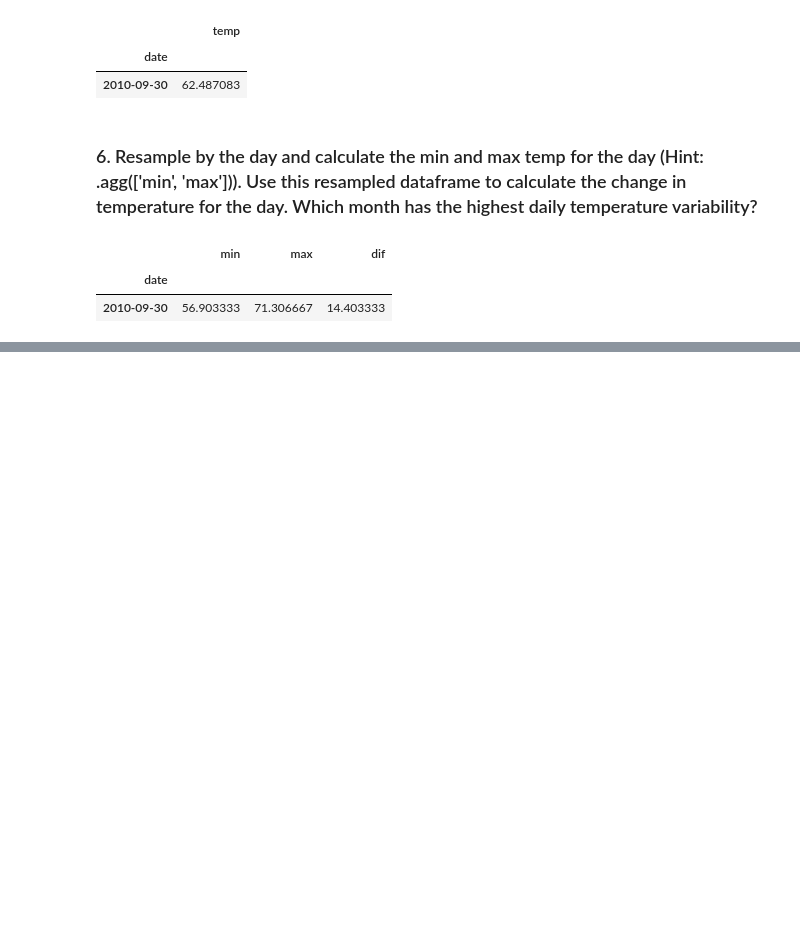
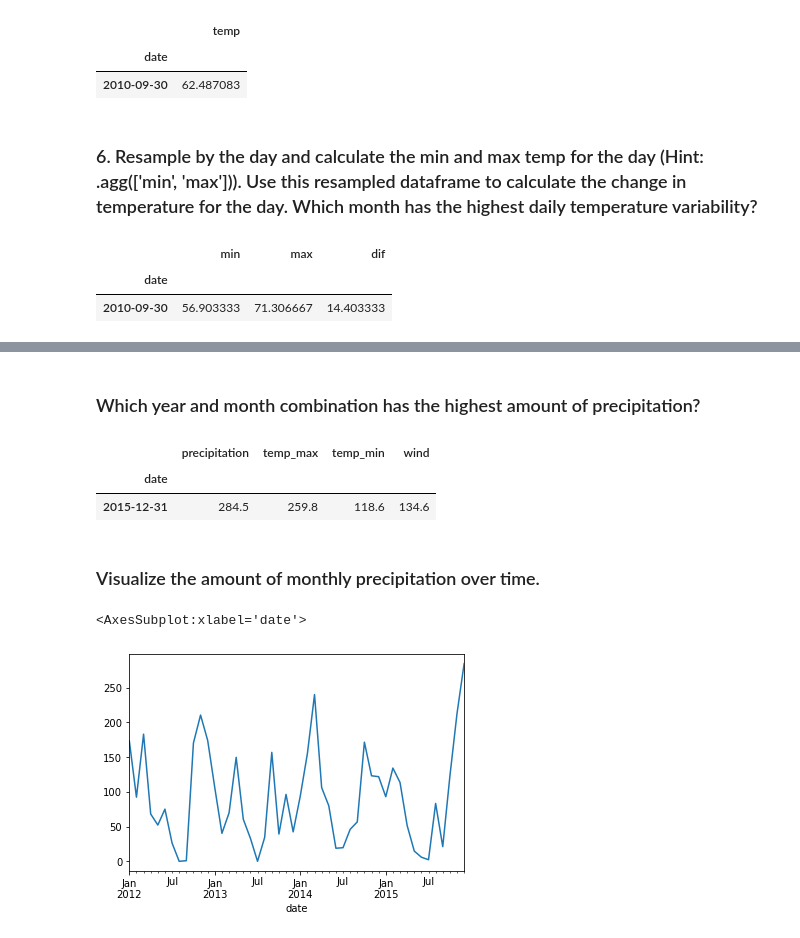
Before and after one commit to KristineCabanela/time-series-exercises, a Jupyter notebook: timeseries.data.ipynb, the cells around one changed output, grey strips where cells are left out. Cells and saved outputs as stored; diff of their text form; code cells hidden in the pictures; blank space fills up the shorter version.

```diff
--- a/timeseries.data.ipynb
+++ b/timeseries.data.ipynb
@@ -141,0 +161,4 @@ dfminmax.loc[dfminmax['dif']== dfminmax.dif.max()]
+# %%
+df = data.seattle_weather()
+df = df.set_index('date')
+df.head()
@@ -141,0 +173,10 @@ dfminmax.loc[dfminmax['dif']== dfminmax.dif.max()]
+# %% [markdown]
+### Which year and month combination has the highest amount of precipitation?
+# %%
+df = df.resample('M').sum()
+# %%
+df.loc[df['precipitation']== df.precipitation.max()]
+# %% [output]
+|  | precipitation | temp_max | temp_min | wind |
+| date |  |  |  |  |
+| 2015-12-31 | 284.5 | 259.8 | 118.6 | 134.6 |
@@ -141,0 +185,7 @@ dfminmax.loc[dfminmax['dif']== dfminmax.dif.max()]
+# %% [markdown]
+### Visualize the amount of monthly precipitation over time.
+# %%
+df.precipitation.plot()
+# %% [output]
+<AxesSubplot:xlabel='date'>
+[figure, added]
```
Also changed, not shown: parts of 7 cells of this notebook.
